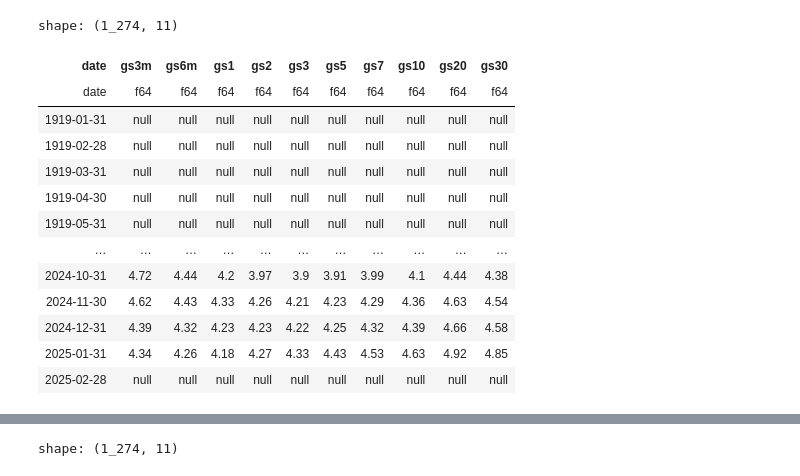
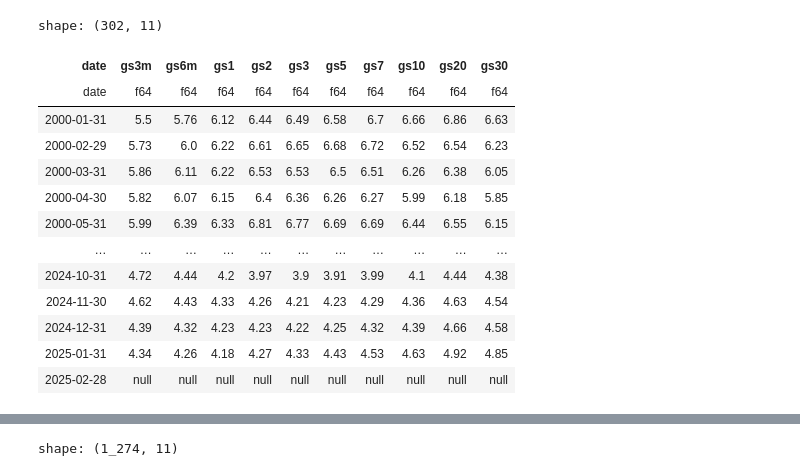
Before and after one commit to rvance1/yield-curve-pca, a Jupyter notebook: src/analysis/testing.ipynb, the cells around one changed output, grey strips where cells are left out. Saved outputs shown, nothing was run; the diff lists cells and outputs as text; code cells hidden in the pictures.

```diff
--- a/src/analysis/testing.ipynb
+++ b/src/analysis/testing.ipynb
@@ -6,17 +6,17 @@ import matplotlib.pyplot as plt
 
 from utils import MATURITIES
 # %%
-df = pl.read_parquet("/Users/roystonvance/Desktop/Investing Projects/yield-curve/data/cyeepfugskwrdqag.parquet").select(["date"] + MATURITIES)
+df = pl.read_parquet("/Users/roystonvance/Desktop/Investing Projects/yield-curve/data/cyeepfugskwrdqag.parquet").select(["date"] + MATURITIES).filter(pl.col("date") > dt.date(2000,1,1))
 df
 # %% [output]
-shape: (1_274, 11)
+shape: (302, 11)
 | date | gs3m | gs6m | gs1 | gs2 | gs3 | gs5 | gs7 | gs10 | gs20 | gs30 |
 | date | f64 | f64 | f64 | f64 | f64 | f64 | f64 | f64 | f64 | f64 |
-| 1919-01-31 | null | null | null | null | null | null | null | null | null | null |
-| 1919-02-28 | null | null | null | null | null | null | null | null | null | null |
-| 1919-03-31 | null | null | null | null | null | null | null | null | null | null |
-| 1919-04-30 | null | null | null | null | null | null | null | null | null | null |
-| 1919-05-31 | null | null | null | null | null | null | null | null | null | null |
+| 2000-01-31 | 5.5 | 5.76 | 6.12 | 6.44 | 6.49 | 6.58 | 6.7 | 6.66 | 6.86 | 6.63 |
+| 2000-02-29 | 5.73 | 6.0 | 6.22 | 6.61 | 6.65 | 6.68 | 6.72 | 6.52 | 6.54 | 6.23 |
+| 2000-03-31 | 5.86 | 6.11 | 6.22 | 6.53 | 6.53 | 6.5 | 6.51 | 6.26 | 6.38 | 6.05 |
+| 2000-04-30 | 5.82 | 6.07 | 6.15 | 6.4 | 6.36 | 6.26 | 6.27 | 5.99 | 6.18 | 5.85 |
+| 2000-05-31 | 5.99 | 6.39 | 6.33 | 6.81 | 6.77 | 6.69 | 6.69 | 6.44 | 6.55 | 6.15 |
 | … | … | … | … | … | … | … | … | … | … | … |
 | 2024-10-31 | 4.72 | 4.44 | 4.2 | 3.97 | 3.9 | 3.91 | 3.99 | 4.1 | 4.44 | 4.38 |
 | 2024-11-30 | 4.62 | 4.43 | 4.33 | 4.26 | 4.21 | 4.23 | 4.29 | 4.36 | 4.63 | 4.54 |
```
Also changed, not shown: parts of 1 cell of this notebook, 2 other files.
